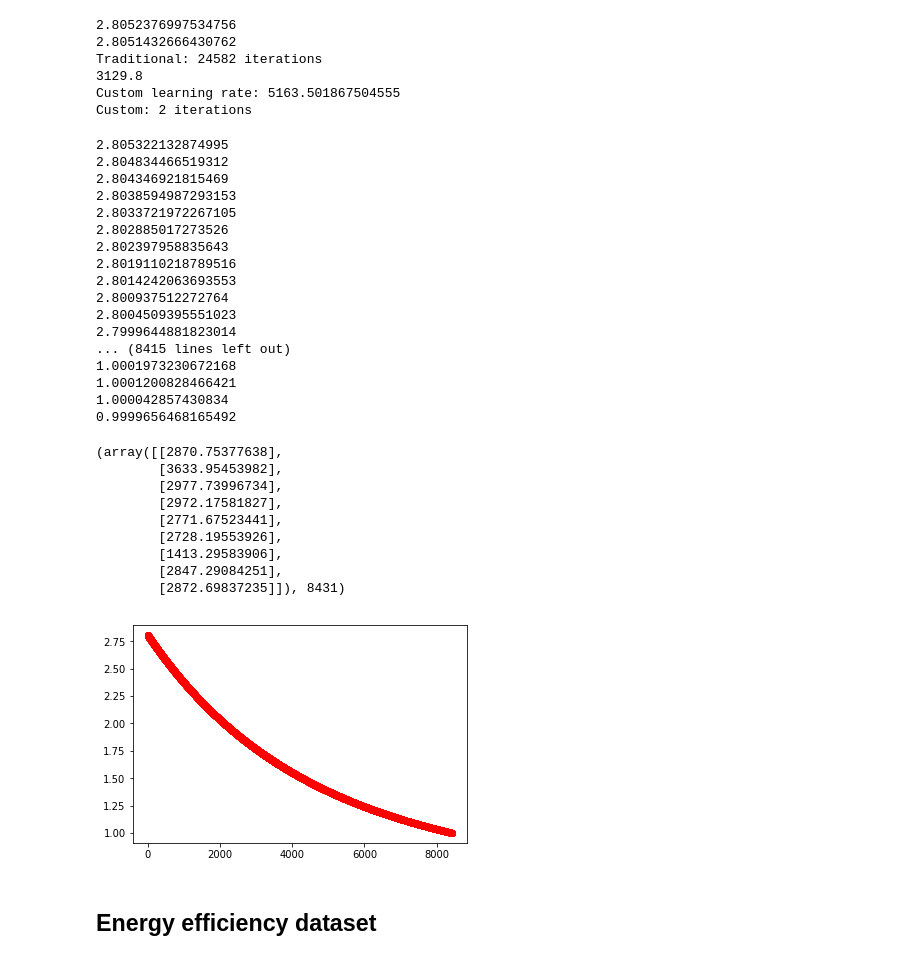
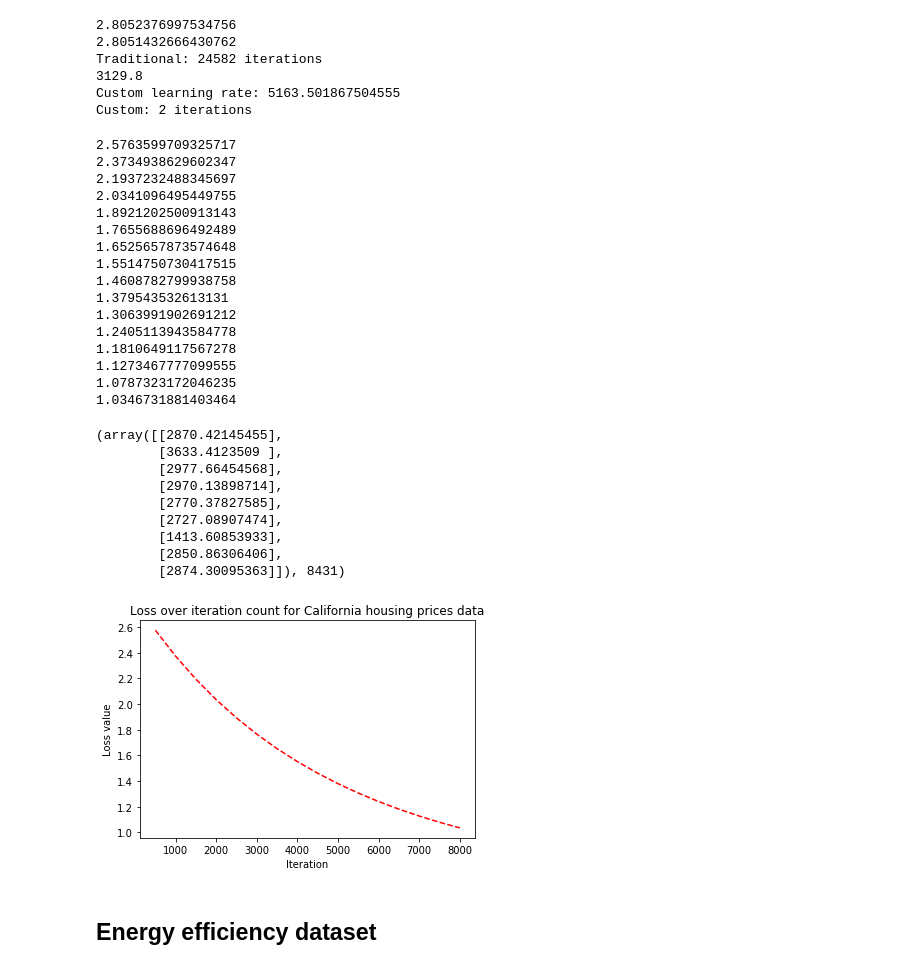
Before and after one commit to yrahul3910/lipschitz-learning-rate, a Jupyter notebook: Batch Gradient Descent.ipynb, the cells around one changed output. Drawn from its saved outputs; the diff is of its cells as text; code cells hidden in the pictures.

```diff
--- a/Batch Gradient Descent.ipynb
+++ b/Batch Gradient Descent.ipynb
@@ -50,7 +50,10 @@ def batch_gradient_descent(theta, x, y, alpha=0.01, epsilon=200, print_cost=1000
         # Plot the cost function
         plot_x = [item[0] for item in plot_data]
         plot_y = [item[1] for item in plot_data]
-        plt.plot(plot_x, plot_y, 'ro--')
+        plt.xlabel('Iteration')
+        plt.ylabel('Loss value')
+        plt.title('Loss over iteration count for California housing prices data')
+        plt.plot(plot_x, plot_y, 'r--')
 
     return theta, iterations
 # %%
@@ -223,35 +226,34 @@ Custom learning rate: 5163.501867504555
 Custom: 2 iterations
 # %%
 theta = np.random.randn(x.shape[1], 1)
-batch_gradient_descent(theta, x, y, alpha=5163.5, epsilon=1, print_cost=1, plot=True)
+batch_gradient_descent(theta, x, y, alpha=5163.5, epsilon=1, print_cost=500, plot=True)
 # %% [output]
-2.805322132874995
-2.804834466519312
-2.804346921815469
-2.8038594987293153
-2.8033721972267105
-2.802885017273526
-2.802397958835643
-2.8019110218789516
-2.8014242063693553
-2.800937512272764
-2.8004509395551023
-2.7999644881823014
-... (8415 lines left out)
-1.0001973230672168
-1.0001200828466421
-1.000042857430834
-0.9999656468165492
+2.5763599709325717
+2.3734938629602347
+2.1937232488345697
+2.0341096495449755
+1.8921202500913143
+1.7655688696492489
+1.6525657873574648
+1.5514750730417515
+1.4608782799938758
+1.379543532613131
+1.3063991902691212
+1.2405113943584778
+1.1810649117567278
+1.1273467777099555
+1.0787323172046235
+1.0346731881403464
-(array([[2870.75377638],
-        [3633.95453982],
-        [2977.73996734],
-        [2972.17581827],
-        [2771.67523441],
-        [2728.19553926],
-        [1413.29583906],
-        [2847.29084251],
-        [2872.69837235]]), 8431)
+(array([[2870.42145455],
+        [3633.4123509 ],
+        [2977.66454568],
+        [2970.13898714],
+        [2770.37827585],
+        [2727.08907474],
+        [1413.60853933],
+        [2850.86306406],
+        [2874.30095363]]), 8431)
-[figure, old version]
+[figure, new version]
 # %% [markdown]
 ## Energy efficiency dataset
 # %%
```
Also changed, not shown: parts of 3 cells of this notebook, 5 other files.
